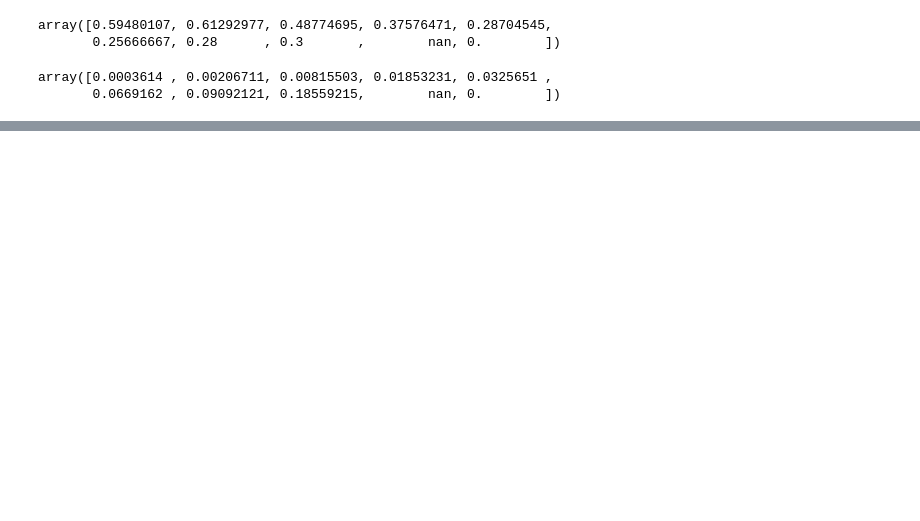
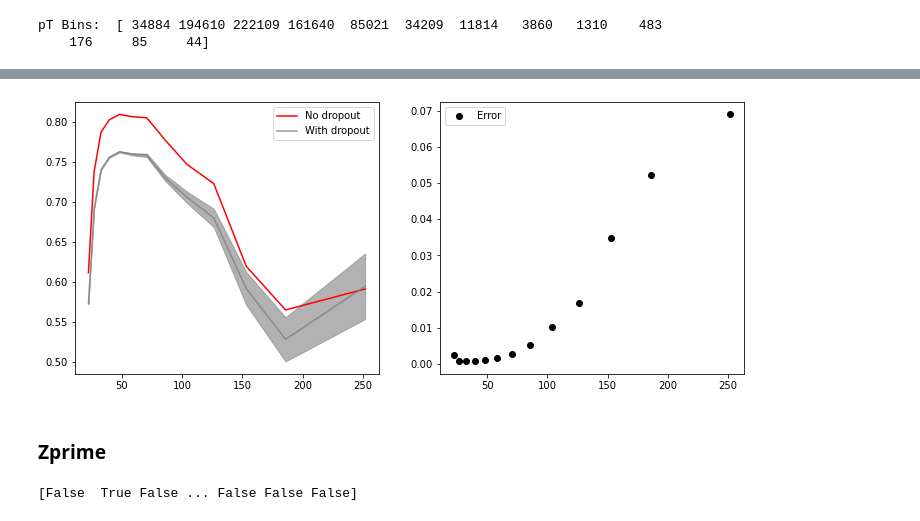
Before and after one commit to ablet-imin/DL1_model, a Jupyter notebook: DL1_efficiency_Pt.ipynb, the cells around one changed output, grey strips where cells are left out. Saved outputs shown, nothing was run; the diff lists cells and outputs as text; code cells hidden in the pictures; blank space fills up the shorter version.

```diff
--- a/DL1_efficiency_Pt.ipynb
+++ b/DL1_efficiency_Pt.ipynb
@@ -95,5 +70,0 @@ def efficiecy_mean_std(test_data, model, N_forward=100, Nbins=20):
-# %%
-Hpretag_jetPt, bins = np.histogram(X_test[:,1], 10)
-Hbtag_jetPt, _ = np.histogram( X_test[(score>1.45)][:,1], bins=bins)
-
-btagg_efficiency, eff_errors  = efficiecy_mean_std(X_test, model_dropout, N_forward=100, Nbins=10)
@@ -120,10 +70,0 @@ plt.plot(bins[:7], eff_errors[:7]/btagg_efficiency[:7], 'o', color='black')
-# %%
-btagg_efficiency
-# %% [output]
-array([0.59480107, 0.61292977, 0.48774695, 0.37576471, 0.28704545,
-       0.25666667, 0.28      , 0.3       ,        nan, 0.        ])
-# %%
-eff_errors
-# %% [output]
-array([0.0003614 , 0.00206711, 0.00815503, 0.01853231, 0.0325651 ,
-       0.0669162 , 0.09092121, 0.18559215,        nan, 0.        ])
@@ -131,0 +71,43 @@ eff_errors/btagg_efficiency
+# %%
+trained_weight="/Users/abletimin/cernbox/b-tagg/trainedModel/DL1r_hybrid_50epochs_3600batch.h5"
+model, model_dropout =load_trained(model_weight=trained_weight)
+# %%
+def Eff_pT(X_data, log_bins):
+    #no dropout
+    _re = model(X_data, training=False).numpy()
+    _score = DL1_score(_re[:,2],_re[:,1], _re[:,0])
+
+    Hpretag_jetPt, bins = np.histogram(momentum_space(X_data[:,1]), log_bins)
+    mask_zeros = (Hpretag_jetPt != 0)
+    Hpretag_jetPt, bins = Hpretag_jetPt[mask_zeros] , np.append(log_bins[:-1][mask_zeros], log_bins[sum(mask_zeros)])
+    log_bins = bins
+    #merge last bin if the number of events is less then 20.
+    while Hpretag_jetPt[-1] < 20:
+        last_bin = Hpretag_jetPt[-1]
+        Hpretag_jetPt = Hpretag_jetPt[:-1]
+        Hpretag_jetPt[-1]= Hpretag_jetPt[-1]+last_bin
+        log_bins = log_bins[:-2]
+        log_bins = np.append(log_bins,bins[-1])
+
+    print("pT Bins: ", Hpretag_jetPt)
+    Hbtag_jetPt, _ = np.histogram( momentum_space(X_data[(_score>1.45)][:,1]), bins=log_bins)
+
+    btagg_efficiency, eff_errors  = efficiecy_mean_std(X_data, model_dropout, N_forward=500, Nbins=log_bins)
+
+    pT_bins = (log_bins[:-1]+log_bins[1:])/2.
+    fig, (ax0, ax1) = plt.subplots(1,2, figsize=(12, 5), sharey=False)
+    ax0.plot(pT_bins, Hbtag_jetPt/Hpretag_jetPt,'-',color="red", label="No dropout")
+    ax0.plot(pT_bins, btagg_efficiency,'-',color="gray", alpha=0.8, label="With dropout")
+    ax0.fill_between(pT_bins, btagg_efficiency- eff_errors,
+                 btagg_efficiency+eff_errors, color="gray", alpha=0.6, label="")
+    #plt.ylim(0,0.7)
+    ax0.legend(loc="upper right")
+
+    ax1.plot(pT_bins, eff_errors/btagg_efficiency, 'o', color='black', label="Error")
+    ax1.legend(loc="upper left")
+# %%
+%%time
+Eff_pT(X_test, log_bins = np.geomspace(20,300, 15))
+# %% [output]
+pT Bins:  [ 34884 194610 222109 161640  85021  34209  11814   3860   1310    483
+    176     85     44]
@@ -131,0 +116,12 @@ eff_errors/btagg_efficiency
+[figure, added]
+# %% [markdown]
+### Zprime
+# %%
+#get test dataset
+hf = h5py.File("/Users/abletimin/cernbox/b-tagg/btagging-ml_tutorial_files/MC16d_Zprime-test-validation_sample-NN.h5",
+               'r')
+X_zp, Y_zp = hf['X_test'][:], hf['Y_test'][:]
+hf.close()
+X_zp, Y_zp = data_category(X_zp, Y_zp,category='b')
+# %% [output]
+[False  True False ... False False False]
```
Also changed, not shown: parts of 9 cells of this notebook, 6 other files.
